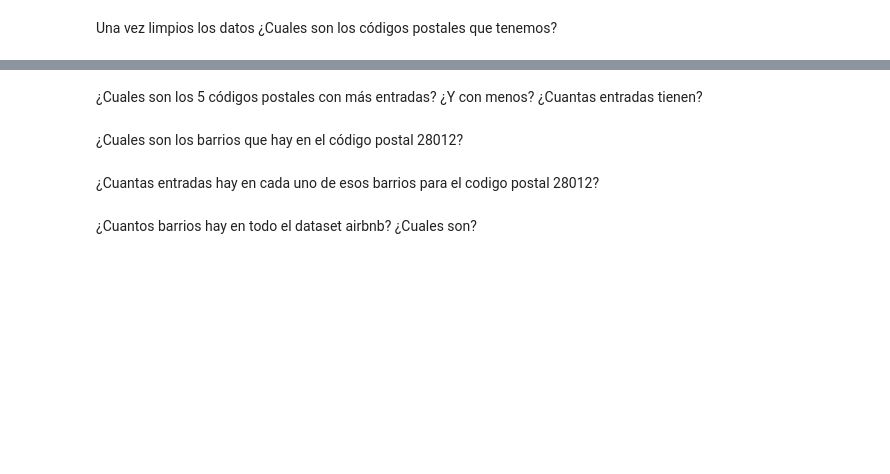
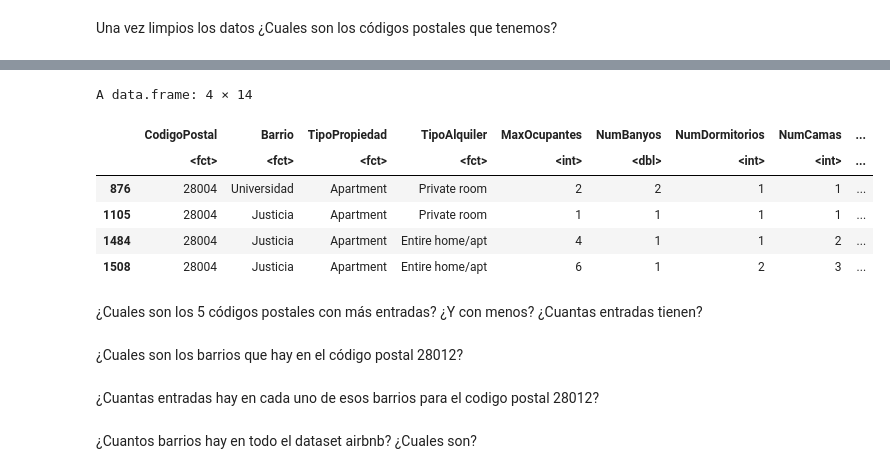
Before and after one commit to rogebautista/estadistica-rogelio, a Jupyter notebook: 0-PracticaFinal-Rogelio.ipynb, the cells around one changed output, grey strips where cells are left out. Drawn from its saved outputs; the diff is of its cells as text; code cells hidden in the pictures; blank space fills up the shorter version.

```diff
--- a/0-PracticaFinal-Rogelio.ipynb
+++ b/0-PracticaFinal-Rogelio.ipynb
@@ -178,12 +106,30 @@ airbnb$CodigoPostal[airbnb$CodigoPostal==''] <- NA
 #Hay valores como '', '-' y '28' que deberían ser considerados como NA.
 #Así mismo también debería ser NA todos los que no compiencen por 28,
 #ya que estamos con códigos postales de Madrid
-
+airbnb$CodigoPostal[airbnb$CodigoPostal==''] <- NA
+airbnb$CodigoPostal[airbnb$CodigoPostal=='-'] <- NA
+airbnb$CodigoPostal[airbnb$CodigoPostal=='28'] <- NA
+airbnb$CodigoPostal[substring(airbnb$CodigoPostal,1,2)!='28'] <- NA
 #El código postal 28002, 28004 y 28051 tienen entradas repetidas.
 #Por ejemplo las entradas 28002\n20882 deberían ir dnetro de 28002
-
+# Verificamos las entradas duplicadas
+#filter(airbnb, CodigoPostal == '28002')[duplicated(filter(airbnb, substring(as.character(airbnb$CodigoPostal),1,5) == '28002')),]
+#filter(airbnb, CodigoPostal == '28004')[duplicated(filter(airbnb, CodigoPostal == '28004')),]
+#filter(airbnb, CodigoPostal == '28051')[duplicated(filter(airbnb, CodigoPostal == '28051')),]
+airbnb$CodigoPostal[substring(as.character(airbnb$CodigoPostal),1,5)=='28002'] <- '28002'
+airbnb$CodigoPostal[substring(as.character(airbnb$CodigoPostal),1,5)=='28051'] <- '28051'
+airbnb <- airbnb[!duplicated(filter(airbnb, substring(as.character(airbnb$CodigoPostal),1,5) == '28002')),]
+airbnb <- airbnb[!duplicated(filter(airbnb, substring(as.character(airbnb$CodigoPostal),1,5) == '28004')),]
+airbnb <- airbnb[!duplicated(filter(airbnb, substring(as.character(airbnb$CodigoPostal),1,5) == '28051')),]
 #El codigo 2804 debería ser 28004, 2805 deberia ser 28005 y 2815 juncto con 2815 debería ser 28015
+airbnb$CodigoPostal[airbnb$CodigoPostal=='2804'] <- '28004'
+airbnb$CodigoPostal[airbnb$CodigoPostal=='2805'] <- '28005'
+airbnb$CodigoPostal[airbnb$CodigoPostal=='2815'] <- '28015'
 
 #Limpia los datos de la columna Codigo Postal
+
+airbnb <- airbnb[!duplicated(filter(airbnb, substring(as.character(airbnb$CodigoPostal),1,5) == '28004')),]
+airbnb <- airbnb[!duplicated(filter(airbnb, substring(as.character(airbnb$CodigoPostal),1,5) == '28005')),]
+airbnb <- airbnb[!duplicated(filter(airbnb, substring(as.character(airbnb$CodigoPostal),1,5) == '28015')),]
 # %% [markdown]
 Una vez limpios los datos ¿Cuales son los códigos postales que tenemos?
@@ -194,3 +153,13 @@ print("28002\n20882")
+# %%
+filter(airbnb, CodigoPostal == '28004')[duplicated(filter(airbnb, CodigoPostal == '28004')),]
+# %% [output]
+A data.frame: 4 × 14
+|  | CodigoPostal | Barrio | TipoPropiedad | TipoAlquiler | MaxOcupantes | NumBanyos | NumDormitorios | NumCamas | ... |
+|  | <fct> | <fct> | <fct> | <fct> | <int> | <dbl> | <int> | <int> | ... |
+| 876 | 28004 | Universidad | Apartment | Private room | 2 | 2 | 1 | 1 | ... |
+| 1105 | 28004 | Justicia | Apartment | Private room | 1 | 1 | 1 | 1 | ... |
+| 1484 | 28004 | Justicia | Apartment | Entire home/apt | 4 | 1 | 1 | 2 | ... |
+| 1508 | 28004 | Justicia | Apartment | Entire home/apt | 6 | 1 | 2 | 3 | ... |
 # %% [markdown]
 ¿Cuales son los 5 códigos postales con más entradas? ¿Y con menos? ¿Cuantas entradas tienen?
 # %% [markdown]
```
Also changed, not shown: parts of 16 cells of this notebook, 1 other file.
